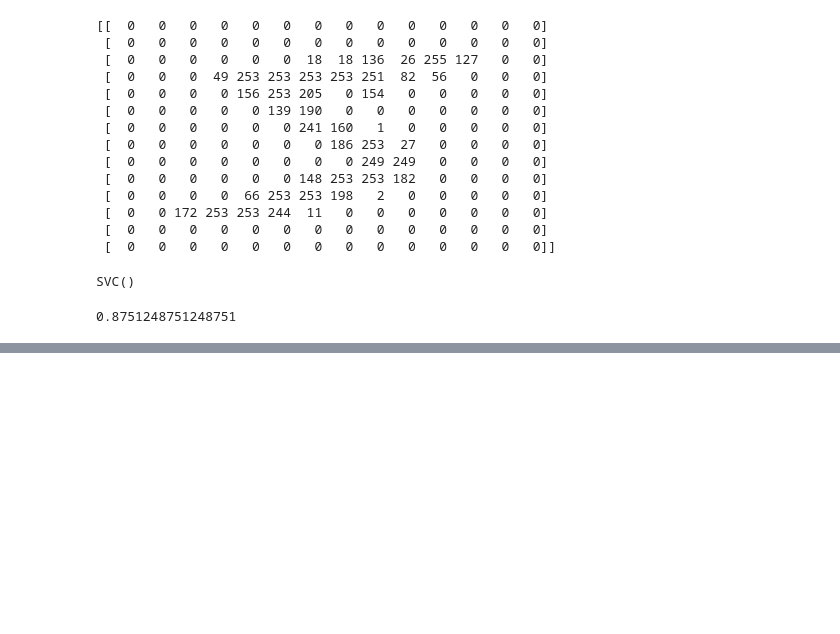
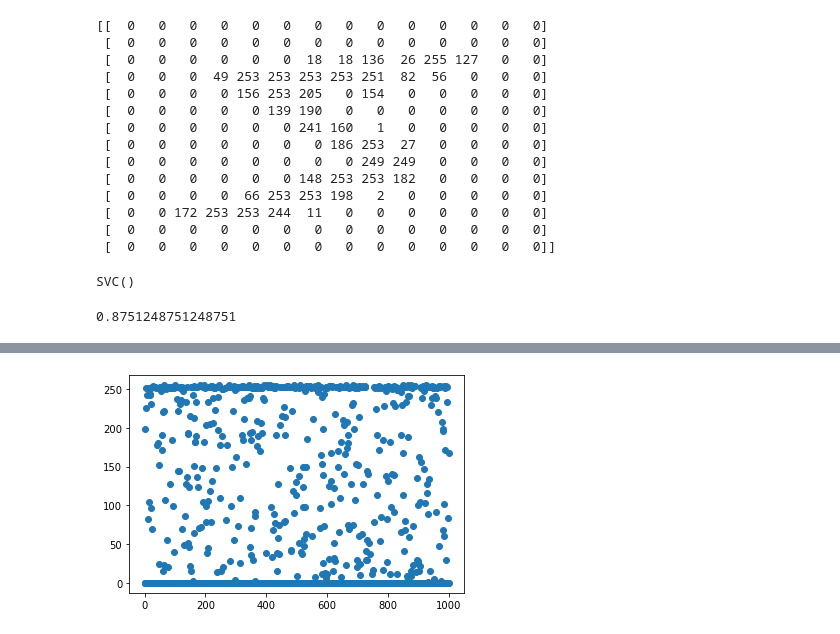
Before and after one commit to HyeogDo/python_study, a Jupyter notebook: Python/4. MachineLearning/Note/17.이미지 내부의 문자인식.ipynb, the cells around one changed output, grey strips where cells are left out. Saved outputs shown, nothing was run; the diff lists cells and outputs as text; code cells hidden in the pictures; blank space fills up the shorter version.

```diff
--- a/Python/4. MachineLearning/Note/17.이미지 내부의 문자인식.ipynb
+++ b/Python/4. MachineLearning/Note/17.이미지 내부의 문자인식.ipynb
@@ -122,0 +149,5 @@ clf.score(test_data, test_label)
+# %%
+plt.scatter(train_data.index, train_data[300])
+plt.show()
+# %% [output]
+[figure, added]
```
Also changed, not shown: parts of 28 cells of this notebook, 8 other files.
